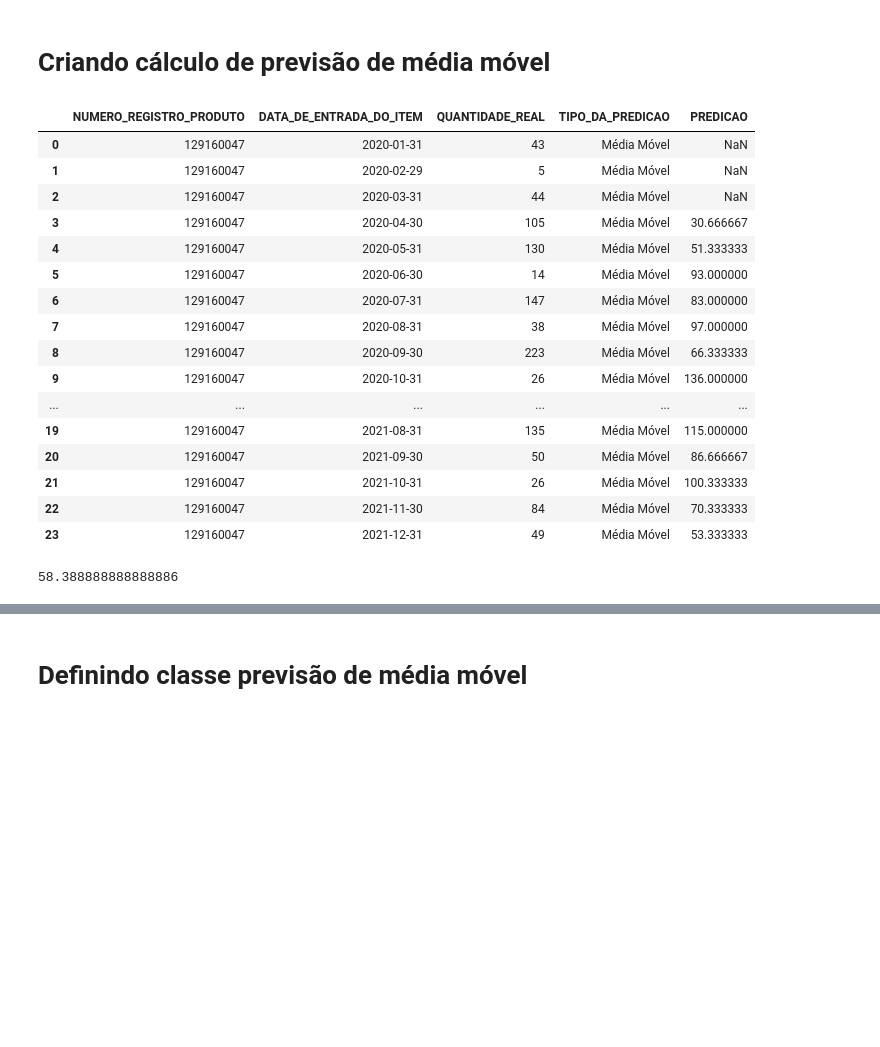
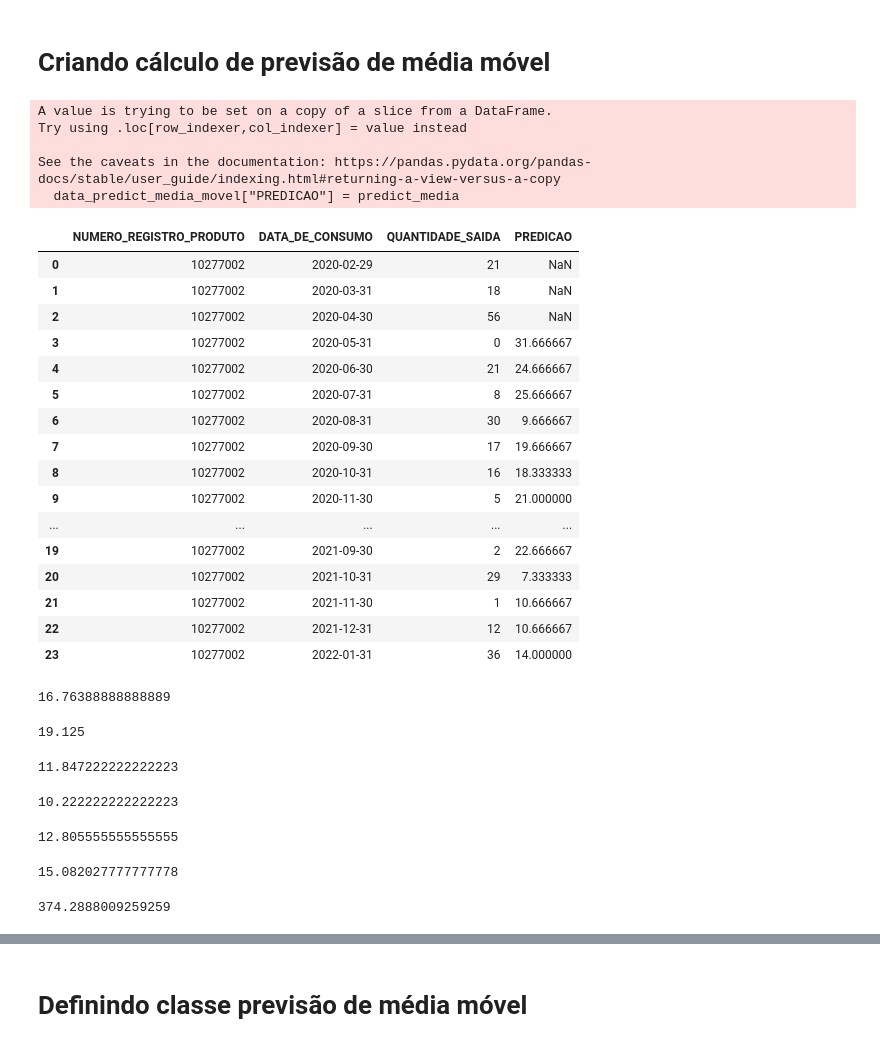
Before and after one commit to tonylincon1/MVP-Predict-Stock, a Jupyter notebook: src/notebooks_test/testing_predict_mean.ipynb, the cells around one changed output, grey strips where cells are left out. Cells and saved outputs as stored; diff of their text form; code cells hidden in the pictures; blank space fills up the shorter version.

```diff
--- a/src/notebooks_test/testing_predict_mean.ipynb
+++ b/src/notebooks_test/testing_predict_mean.ipynb
@@ -12,41 +12,69 @@ from dateutil.relativedelta import relativedelta
 # %% [markdown]
 # Criando cálculo de previsão de média móvel
 # %%
-data = load_data.conect_data.load_table('../../data/data_ingestion/', 'ingestion.itens_input_mvp', 'csv', sep=None)
+data = load_data.conect_data.load_table('../../data/data_ingestion/', 'ingestion.itens_output_mvp', 'csv', sep=None)
 # %%
-data_predict_media_movel = data[["NUMERO_REGISTRO_PRODUTO","DATA_DE_ENTRADA_DO_ITEM","QUANTIDADE"]]
-data_predict_media_movel = data_predict_media_movel.rename(columns={"QUANTIDADE":"QUANTIDADE_REAL"})
+data_predict_media_movel = data[["NUMERO_REGISTRO_PRODUTO","DATA_DE_CONSUMO","QUANTIDADE_SAIDA"]]
 # %%
 predict_media = []
 for item in data_predict_media_movel["NUMERO_REGISTRO_PRODUTO"].unique():
     serie_itens = data_predict_media_movel.query(f"NUMERO_REGISTRO_PRODUTO == {item}")
-    media_movel = list(serie_itens.QUANTIDADE_REAL.shift(1).rolling(3).mean())
+    media_movel = list(serie_itens.QUANTIDADE_SAIDA.shift(1).rolling(3).mean())
     for n in media_movel[:]:
         predict_media.append(n)
 
-data_predict_media_movel["TIPO_DA_PREDICAO"] = "Média Móvel"
 data_predict_media_movel["PREDICAO"] = predict_media
+# %% [output]
+A value is trying to be set on a copy of a slice from a DataFrame.
+Try using .loc[row_indexer,col_indexer] = value instead
+
+See the caveats in the documentation: https://pandas.pydata.org/pandas-docs/stable/user_guide/indexing.html#returning-a-view-versus-a-copy
+  data_predict_media_movel["PREDICAO"] = predict_media
 # %%
-data_predict_media_movel.query("NUMERO_REGISTRO_PRODUTO == 129160047")
+data_predict_media_movel.query("NUMERO_REGISTRO_PRODUTO == 10277002")
 # %% [output]
-|  | NUMERO_REGISTRO_PRODUTO | DATA_DE_ENTRADA_DO_ITEM | QUANTIDADE_REAL | TIPO_DA_PREDICAO | PREDICAO |
-| 0 | 129160047 | 2020-01-31 | 43 | Média Móvel | NaN |
-| 1 | 129160047 | 2020-02-29 | 5 | Média Móvel | NaN |
-| 2 | 129160047 | 2020-03-31 | 44 | Média Móvel | NaN |
-| 3 | 129160047 | 2020-04-30 | 105 | Média Móvel | 30.666667 |
-| 4 | 129160047 | 2020-05-31 | 130 | Média Móvel | 51.333333 |
-| 5 | 129160047 | 2020-06-30 | 14 | Média Móvel | 93.000000 |
-| 6 | 129160047 | 2020-07-31 | 147 | Média Móvel | 83.000000 |
-| 7 | 129160047 | 2020-08-31 | 38 | Média Móvel | 97.000000 |
-| 8 | 129160047 | 2020-09-30 | 223 | Média Móvel | 66.333333 |
-| 9 | 129160047 | 2020-10-31 | 26 | Média Móvel | 136.000000 |
-| ... | ... | ... | ... | ... | ... |
-| 19 | 129160047 | 2021-08-31 | 135 | Média Móvel | 115.000000 |
-| 20 | 129160047 | 2021-09-30 | 50 | Média Móvel | 86.666667 |
-| 21 | 129160047 | 2021-10-31 | 26 | Média Móvel | 100.333333 |
-| 22 | 129160047 | 2021-11-30 | 84 | Média Móvel | 70.333333 |
-| 23 | 129160047 | 2021-12-31 | 49 | Média Móvel | 53.333333 |
+|  | NUMERO_REGISTRO_PRODUTO | DATA_DE_CONSUMO | QUANTIDADE_SAIDA | PREDICAO |
+| 0 | 10277002 | 2020-02-29 | 21 | NaN |
+| 1 | 10277002 | 2020-03-31 | 18 | NaN |
+| 2 | 10277002 | 2020-04-30 | 56 | NaN |
+| 3 | 10277002 | 2020-05-31 | 0 | 31.666667 |
+| 4 | 10277002 | 2020-06-30 | 21 | 24.666667 |
+| 5 | 10277002 | 2020-07-31 | 8 | 25.666667 |
+| 6 | 10277002 | 2020-08-31 | 30 | 9.666667 |
+| 7 | 10277002 | 2020-09-30 | 17 | 19.666667 |
+| 8 | 10277002 | 2020-10-31 | 16 | 18.333333 |
+| 9 | 10277002 | 2020-11-30 | 5 | 21.000000 |
+| ... | ... | ... | ... | ... |
+| 19 | 10277002 | 2021-09-30 | 2 | 22.666667 |
+| 20 | 10277002 | 2021-10-31 | 29 | 7.333333 |
+| 21 | 10277002 | 2021-11-30 | 1 | 10.666667 |
+| 22 | 10277002 | 2021-12-31 | 12 | 10.666667 |
+| 23 | 10277002 | 2022-01-31 | 36 | 14.000000 |
 # %%
-mean_absolute_error(data_predict_media_movel.query("NUMERO_REGISTRO_PRODUTO == 129160047")["QUANTIDADE_REAL"], data_predict_media_movel.query("NUMERO_REGISTRO_PRODUTO == 129160047")["PREDICAO"].replace(np.nan, 0))
+mean_absolute_error(data_predict_media_movel.query("NUMERO_REGISTRO_PRODUTO == 10277002")["QUANTIDADE_SAIDA"], data_predict_media_movel.query("NUMERO_REGISTRO_PRODUTO == 10277002")["PREDICAO"].replace(np.nan, 0))
 # %% [output]
-58.388888888888886
+16.76388888888889
+# %%
+mean_absolute_error(data_predict_media_movel.query("NUMERO_REGISTRO_PRODUTO == 100020070")["QUANTIDADE_SAIDA"], data_predict_media_movel.query("NUMERO_REGISTRO_PRODUTO == 100020070")["PREDICAO"].replace(np.nan, 0))
+# %% [output]
+19.125
+# %%
+mean_absolute_error(data_predict_media_movel.query("NUMERO_REGISTRO_PRODUTO == 100020082")["QUANTIDADE_SAIDA"], data_predict_media_movel.query("NUMERO_REGISTRO_PRODUTO == 100020082")["PREDICAO"].replace(np.nan, 0))
+# %% [output]
+11.847222222222223
+# %%
+mean_absolute_error(data_predict_media_movel.query("NUMERO_REGISTRO_PRODUTO == 100020086")["QUANTIDADE_SAIDA"], data_predict_media_movel.query("NUMERO_REGISTRO_PRODUTO == 100020086")["PREDICAO"].replace(np.nan, 0))
+# %% [output]
+10.222222222222223
+# %%
+mean_absolute_error(data_predict_media_movel.query("NUMERO_REGISTRO_PRODUTO == 100020095")["QUANTIDADE_SAIDA"], data_predict_media_movel.query("NUMERO_REGISTRO_PRODUTO == 100020095")["PREDICAO"].replace(np.nan, 0))
+# %% [output]
+12.805555555555555
+# %%
+mean_absolute_error(data_predict_media_movel["QUANTIDADE_SAIDA"], data_predict_media_movel["PREDICAO"].replace(np.nan, 0))
+# %% [output]
+15.082027777777778
+# %%
+mean_squared_error(data_predict_media_movel["QUANTIDADE_SAIDA"], data_predict_media_movel["PREDICAO"].replace(np.nan, 0))
+# %% [output]
+374.2888009259259
```
Also changed, not shown: parts of 8 cells of this notebook, 18 other files.
